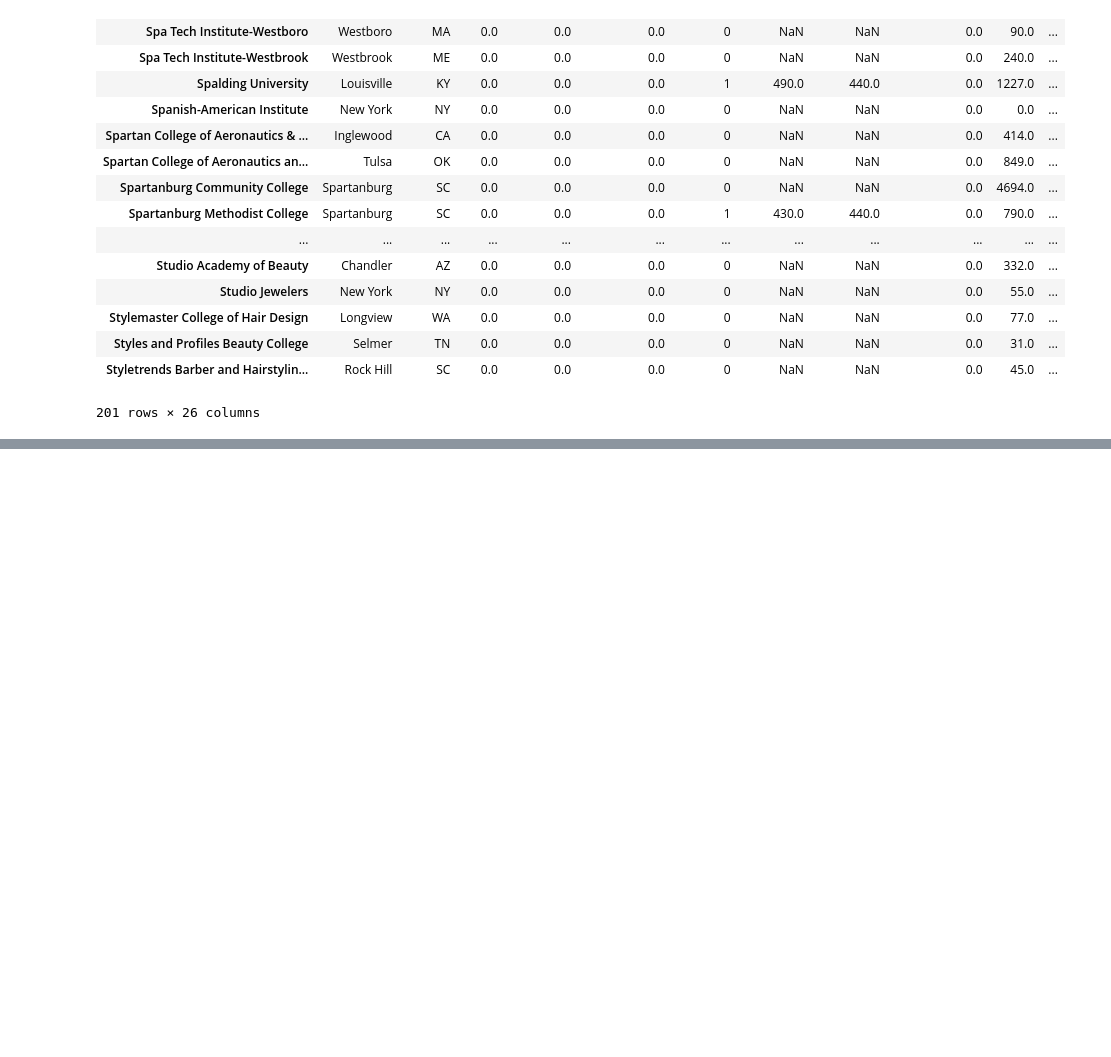
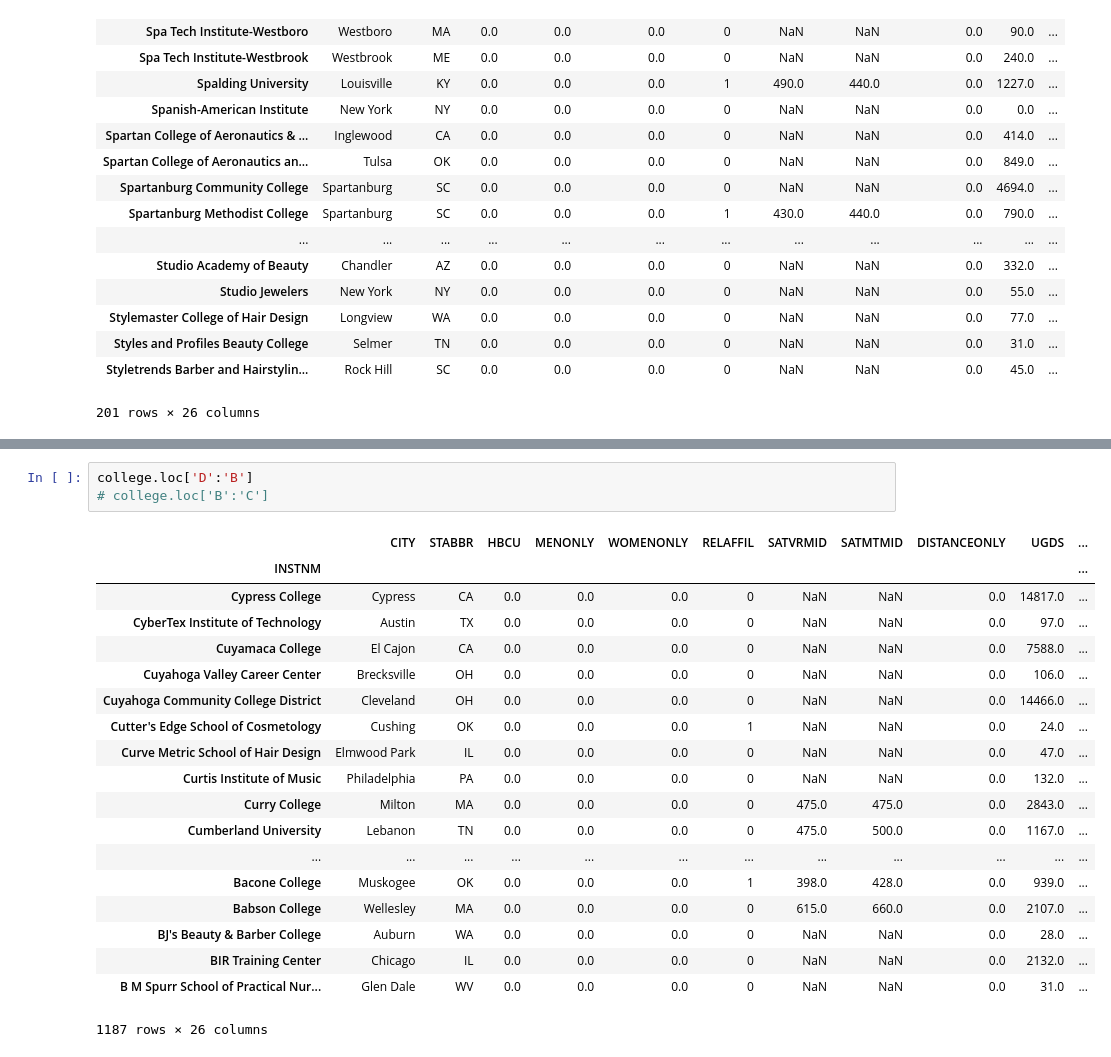
Before and after one commit to MarkNoordraven/Pandas-Cookbook, a Jupyter notebook: Chapter 04 Selecting Subsets of Data notes.ipynb, the cells around one changed output, grey strips where cells are left out. Saved outputs shown, nothing was run; the diff lists cells and outputs as text; blank space fills up the shorter version.

```diff
--- a/Chapter 04 Selecting Subsets of Data notes.ipynb
+++ b/Chapter 04 Selecting Subsets of Data notes.ipynb
@@ -430,0 +462,23 @@ college.loc['Sp':'Su']
+# %%
+college.loc['D':'B']
+# college.loc['B':'C']
+# %% [output]
+|  | CITY | STABBR | HBCU | MENONLY | WOMENONLY | RELAFFIL | SATVRMID | SATMTMID | DISTANCEONLY | UGDS | ... |
+| INSTNM |  |  |  |  |  |  |  |  |  |  | ... |
+| Cypress College | Cypress | CA | 0.0 | 0.0 | 0.0 | 0 | NaN | NaN | 0.0 | 14817.0 | ... |
+| CyberTex Institute of Technology | Austin | TX | 0.0 | 0.0 | 0.0 | 0 | NaN | NaN | 0.0 | 97.0 | ... |
+| Cuyamaca College | El Cajon | CA | 0.0 | 0.0 | 0.0 | 0 | NaN | NaN | 0.0 | 7588.0 | ... |
+| Cuyahoga Valley Career Center | Brecksville | OH | 0.0 | 0.0 | 0.0 | 0 | NaN | NaN | 0.0 | 106.0 | ... |
+| Cuyahoga Community College District | Cleveland | OH | 0.0 | 0.0 | 0.0 | 0 | NaN | NaN | 0.0 | 14466.0 | ... |
+| Cutter's Edge School of Cosmetology | Cushing | OK | 0.0 | 0.0 | 0.0 | 1 | NaN | NaN | 0.0 | 24.0 | ... |
+| Curve Metric School of Hair Design | Elmwood Park | IL | 0.0 | 0.0 | 0.0 | 0 | NaN | NaN | 0.0 | 47.0 | ... |
+| Curtis Institute of Music | Philadelphia | PA | 0.0 | 0.0 | 0.0 | 0 | NaN | NaN | 0.0 | 132.0 | ... |
+| Curry College | Milton | MA | 0.0 | 0.0 | 0.0 | 0 | 475.0 | 475.0 | 0.0 | 2843.0 | ... |
+| Cumberland University | Lebanon | TN | 0.0 | 0.0 | 0.0 | 0 | 475.0 | 500.0 | 0.0 | 1167.0 | ... |
+| ... | ... | ... | ... | ... | ... | ... | ... | ... | ... | ... | ... |
+| Bacone College | Muskogee | OK | 0.0 | 0.0 | 0.0 | 1 | 398.0 | 428.0 | 0.0 | 939.0 | ... |
+| Babson College | Wellesley | MA | 0.0 | 0.0 | 0.0 | 0 | 615.0 | 660.0 | 0.0 | 2107.0 | ... |
+| BJ's Beauty & Barber College | Auburn | WA | 0.0 | 0.0 | 0.0 | 0 | NaN | NaN | 0.0 | 28.0 | ... |
+| BIR Training Center | Chicago | IL | 0.0 | 0.0 | 0.0 | 0 | NaN | NaN | 0.0 | 2132.0 | ... |
+| B M Spurr School of Practical Nur... | Glen Dale | WV | 0.0 | 0.0 | 0.0 | 0 | NaN | NaN | 0.0 | 31.0 | ... |
+1187 rows × 26 columns
```
Also changed, not shown: parts of 7 cells of this notebook.
